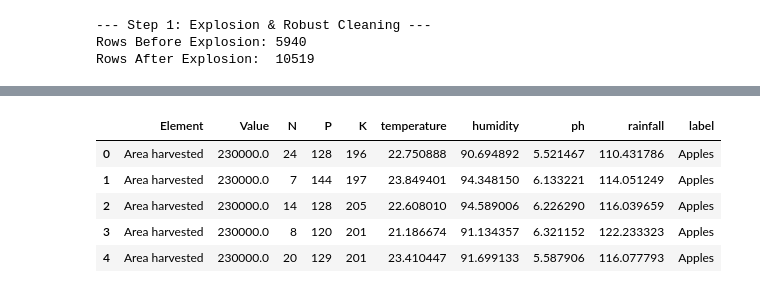
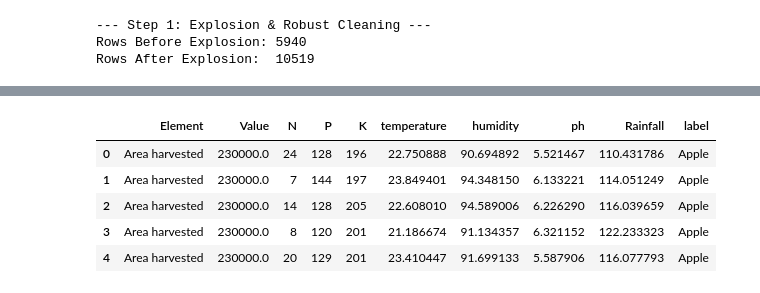
Before and after one commit to springboardmentor2468a-lab/AgriYield, a Jupyter notebook: AI AgriYield Predictor/AI AgriYield Predictor.ipynb, the cells around one changed output, grey strips where cells are left out. Saved outputs shown, nothing was run; the diff lists cells and outputs as text; code cells hidden in the pictures.

```diff
--- a/AI AgriYield Predictor/AI AgriYield Predictor.ipynb
+++ b/AI AgriYield Predictor/AI AgriYield Predictor.ipynb
@@ -214,65 +236,59 @@ try:
         how='inner'
     )
 
-    # 2. FILL NULLS (For Soil Columns)
+    # 2. FILL NULLS
     soil_cols = ['N', 'P', 'K', 'temperature', 'humidity', 'ph', 'rainfall']
     for col in soil_cols:
         final_df[col] = final_df[col].fillna(final_df[col].mean())
 
-    # 3. RENAME ITEM -> LABEL (To keep the 9 unique crops)
-    # We drop the 'label' that came from Soil (which matches Join_Key)
+    # 3. RENAME & DROP
     if 'label' in final_df.columns:
         final_df.drop(columns=['label'], inplace=True)
 
-    # We rename 'Item' (Original Name) to 'label'
-    final_df.rename(columns={'Item': 'label'}, inplace=True)
+    final_df.rename(columns={'Item': 'label', 'rainfall': 'Rainfall'}, inplace=True)
 
-    # 4. KEEP ONLY REQUESTED COLUMNS
-    # Note: Using 'rainfall' (lowercase) to match dataset
-    target_cols = ['Element', 'Value', 'N', 'P', 'K', 'temperature', 'humidity', 'ph', 'rainfall', 'label']
+    # 4. BEAUTIFY LABELS (Clean up the names for the graph)
+    label_cleaner = {
+        'Coffee, green': 'Coffee',
+        'Coconuts, in shell': 'Coconut',
+        'Maize (corn)': 'Maize',
+        'Jute, raw or retted': 'Jute',
+        'Seed cotton, unginned': 'Cotton',
+        'Chick peas, dry': 'Chickpea',
+        'Pigeon peas, dry': 'Pigeonpeas',
+        'Lentils, dry': 'Lentil',
+        'Mangoes, guavas and mangosteens': 'Mango',
+        'Cantaloupes and other melons': 'Muskmelon',
+        'Beans, dry': 'Kidneybeans',
+        'Other pulses n.e.c.': 'Mothbeans', # Display correctly
+        'Other beans, green': 'Mungbean',   # Display correctly
+        'Apples': 'Apple',
+        'Bananas': 'Banana',
+        'Grapes': 'Grapes',
+        'Oranges': 'Orange',
+        'Papayas': 'Papaya',
+        'Rice': 'Rice',
+        'Paddy': 'Paddy',
+        'Watermelons': 'Watermelon'
+    }
+
+    final_df['label'] = final_df['label'].replace(label_cleaner)
+
+    # 5. STRICT SELECTION
+    target_cols = ['Element', 'Value', 'N', 'P', 'K', 'temperature', 'humidity', 'ph', 'Rainfall', 'label']
     final_df = final_df[target_cols]
 
     print(f"Merge Success!")
     print(f"Final Data Shape: {final_df.shape}")
-    print(f"Columns Kept: {final_df.columns.tolist()}")
 
-    # Verify we still have 9 crops
-    print(f"Unique Crops (label): {final_df['label'].nunique()}")
+    # PROOF
+    print(f"\nUnique Crops: {final_df['label'].nunique()}")
+    print("Crops List:", sorted(final_df['label'].unique()))
 
     display(final_df.head())
-    display(final_df.tail())
 
 except Exception as e:
     print(f"Error in Cell 9: {e}")
-# try:
-#     print("--- Merging Datasets ---")
-
-#     final_df = pd.merge(
-#         df_exploded,
-#         df_soil,
-#         on='Join_Key',
-#         how='inner'
-#     )
-
-#     if 'label' in final_df.columns:
-#         final_df.drop(columns=['label'], inplace=True)
-
-#     final_df.rename(columns={'Item': 'label'}, inplace=True)
-
-#     target_cols = ['Element', 'Value', 'N', 'P', 'K', 'temperature', 'humidity', 'ph', 'rainfall', 'label']
-#     final_df = final_df[target_cols]
-
-#     print(f"Merged Shape: {final_df.shape}")
-#     print("Columns:", final_df.columns.tolist())
-
-#     print('Display(final_df.head(19))')
-#     display(final_df.head(19))
-
-#     print('display(final_df.tail(19))')
-#     display(final_df.tail(19))
-
-# except Exception as e:
-#     print(f"Error in Cell 9: {e}")
 # %% [output]
 Merging Datasets (Inner Join)...
 Merge Success!
@@ -282,6 +299,6 @@ Unique Crops (label): 16
-|  | Element | Value | N | P | K | temperature | humidity | ph | rainfall | label |
-| 0 | Area harvested | 230000.0 | 24 | 128 | 196 | 22.750888 | 90.694892 | 5.521467 | 110.431786 | Apples |
-| 1 | Area harvested | 230000.0 | 7 | 144 | 197 | 23.849401 | 94.348150 | 6.133221 | 114.051249 | Apples |
-| 2 | Area harvested | 230000.0 | 14 | 128 | 205 | 22.608010 | 94.589006 | 6.226290 | 116.039659 | Apples |
-| 3 | Area harvested | 230000.0 | 8 | 120 | 201 | 21.186674 | 91.134357 | 6.321152 | 122.233323 | Apples |
-| 4 | Area harvested | 230000.0 | 20 | 129 | 201 | 23.410447 | 91.699133 | 5.587906 | 116.077793 | Apples |
+|  | Element | Value | N | P | K | temperature | humidity | ph | Rainfall | label |
+| 0 | Area harvested | 230000.0 | 24 | 128 | 196 | 22.750888 | 90.694892 | 5.521467 | 110.431786 | Apple |
+| 1 | Area harvested | 230000.0 | 7 | 144 | 197 | 23.849401 | 94.348150 | 6.133221 | 114.051249 | Apple |
+| 2 | Area harvested | 230000.0 | 14 | 128 | 205 | 22.608010 | 94.589006 | 6.226290 | 116.039659 | Apple |
+| 3 | Area harvested | 230000.0 | 8 | 120 | 201 | 21.186674 | 91.134357 | 6.321152 | 122.233323 | Apple |
+| 4 | Area harvested | 230000.0 | 20 | 129 | 201 | 23.410447 | 91.699133 | 5.587906 | 116.077793 | Apple |
```
Also changed, not shown: parts of 13 cells of this notebook.
